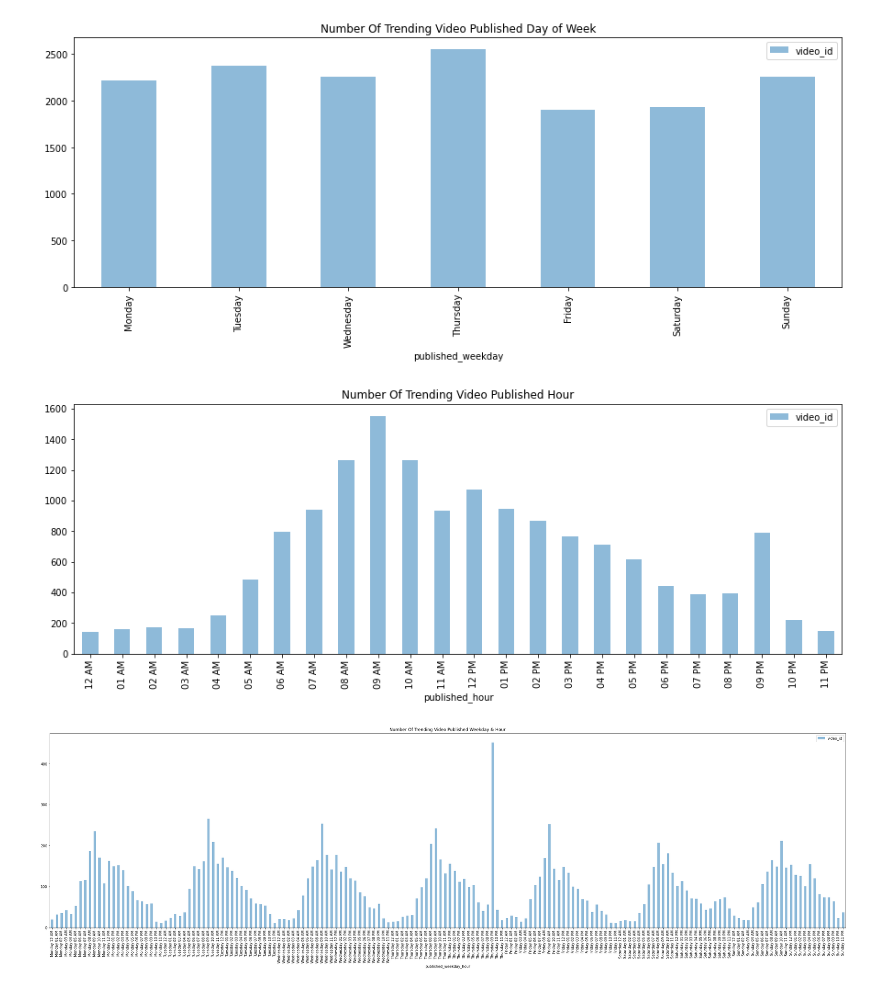
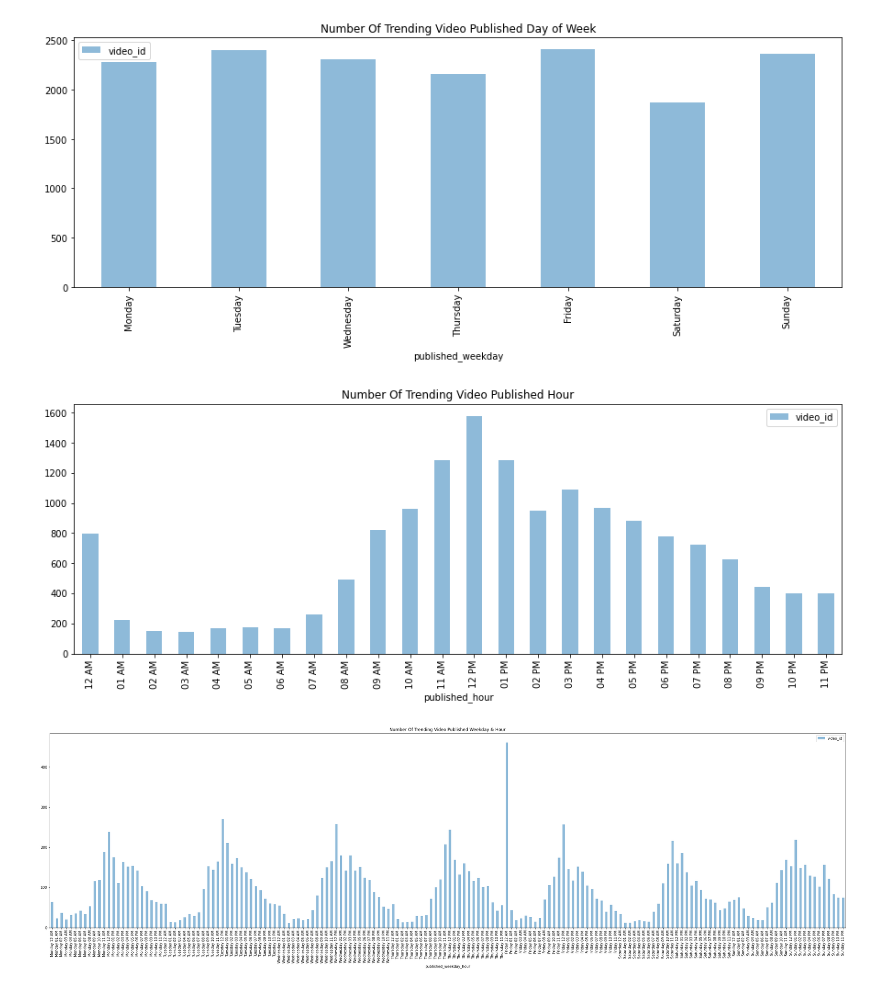
Before and after one commit to yyc15/CMPT733_final_project, a Jupyter notebook: Youtube_Trending_Video_Analysis.ipynb, the cells around one changed output. Drawn from its saved outputs; the diff is of its cells as text; code cells hidden in the pictures.

```diff
--- a/Youtube_Trending_Video_Analysis.ipynb
+++ b/Youtube_Trending_Video_Analysis.ipynb
@@ -79,23 +76,23 @@ See the caveats in the documentation: https://pandas.pydata.org/pandas-docs/stab
 # %%
 #publish day of week related on trending videos list
-weekday_us_df =  us_df_unique_id[['video_id','published_weekday']].groupby('published_weekday', as_index=False).count()
+weekday_us_df =  us_df_unique_id[['video_id','published_weekday','country']].groupby(['country','published_weekday'], as_index=False).count()
 weekday_us_df['published_weekday']=pd.Categorical(weekday_us_df['published_weekday'], ["Monday", "Tuesday", "Wednesday","Thursday","Friday","Saturday","Sunday"])
 weekday_us_df = weekday_us_df.sort_values('published_weekday')
 weekday_us_trending_graph = weekday_us_df.plot.bar(x='published_weekday', y='video_id', figsize=(15,5), title='Number Of Trending Video Published Day of Week', alpha=0.5)
 # %% [output]
-[figure, old version]
+[figure, new version]
 # %%
 #publish hour  related on trending videos list
-hour_us_df =  us_df_unique_id[['video_id','published_hour']].groupby('published_hour', as_index=False).count()
+hour_us_df =  us_df_unique_id[['video_id','published_hour','country']].groupby(['country','published_hour'], as_index=False).count()
 hour_us_df['published_hour']=pd.Categorical(hour_us_df['published_hour'], ["12 AM", "01 AM", "02 AM","03 AM","04 AM","05 AM","06 AM","07 AM","08 AM","09 AM","10 AM","11 AM",
                                                                               "12 PM", "01 PM", "02 PM","03 PM","04 PM","05 PM","06 PM","07 PM","08 PM","09 PM","10 PM","11 PM"])
 hour_us_df = hour_us_df.sort_values('published_hour')
 hour_us_trending_graph = hour_us_df.plot.bar(x='published_hour', y='video_id', figsize=(15,5), title='Number Of Trending Video Published Hour', alpha=0.5)
 # %% [output]
-[figure, old version]
+[figure, new version]
 # %%
 #publish day of week and hour related on trending videos list
-weekday_hour_us_df = us_df_unique_id[['video_id','published_weekday','published_hour']].groupby(['published_weekday','published_hour'], as_index=False).count()
+weekday_hour_us_df = us_df_unique_id[['video_id','published_weekday','published_hour','country']].groupby(['country','published_weekday','published_hour'], as_index=False).count()
 weekday_hour_us_df['published_weekday']=pd.Categorical(weekday_hour_us_df['published_weekday'], ["Monday", "Tuesday", "Wednesday","Thursday","Friday","Saturday","Sunday"])
 weekday_hour_us_df['published_hour']=pd.Categorical(weekday_hour_us_df['published_hour'], ["12 AM", "01 AM", "02 AM","03 AM","04 AM","05 AM","06 AM","07 AM","08 AM","09 AM","10 AM","11 AM",
                                                                                                  "12 PM", "01 PM", "02 PM","03 PM","04 PM","05 PM","06 PM","07 PM","08 PM","09 PM","10 PM","11 PM"])
@@ -104,7 +101,7 @@ weekday_hour_us_df["published_weekday_hour"] = weekday_hour_us_df["published_wee
 weekday_hour_us_trending_graph = weekday_hour_us_df.plot.bar(x='published_weekday_hour', y='video_id', figsize=(40,10), title='Number Of Trending Video Published Weekday & Hour', alpha=0.5)
 weekday_hour_us_df.to_csv(r'Tableau_Workbook/data/weekday_hour_us_df.csv')
 # %% [output]
-[figure, old version]
+[figure, new version]
 # %%
 #top 10 publish day of week and hour related on trending videos list
 weekday_hour_us_df = weekday_hour_us_df.sort_values('video_id', ascending=False)
```
Also changed, not shown: parts of 3 cells of this notebook, 4 other files.
